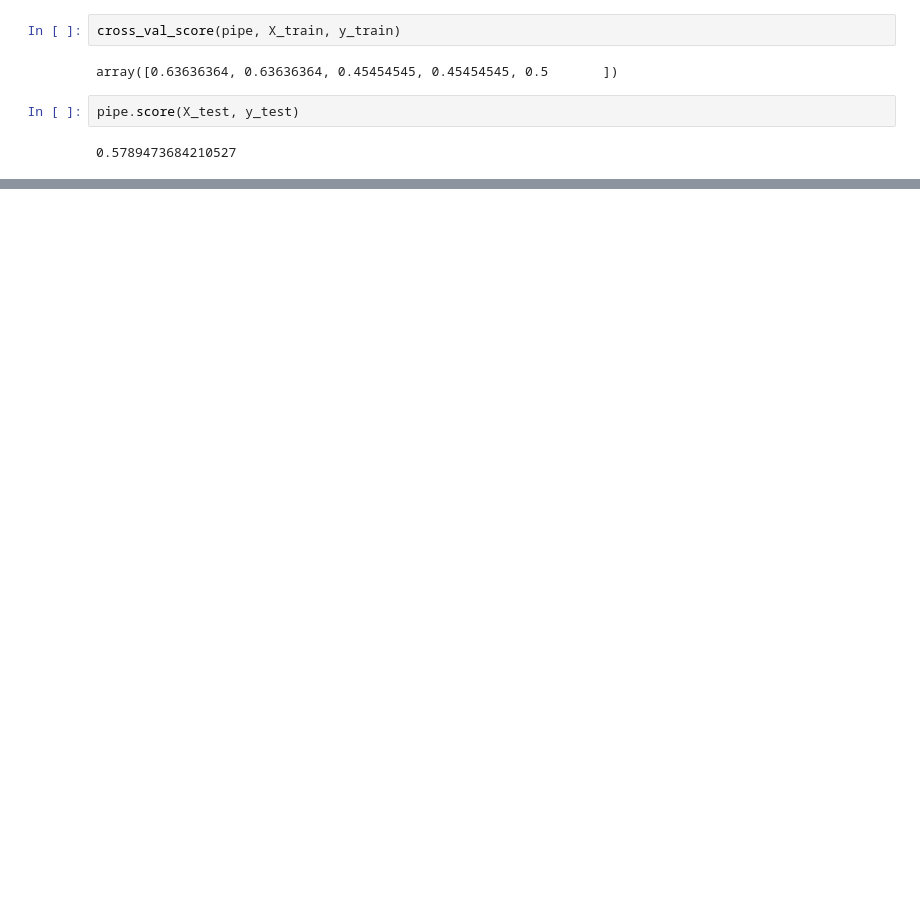
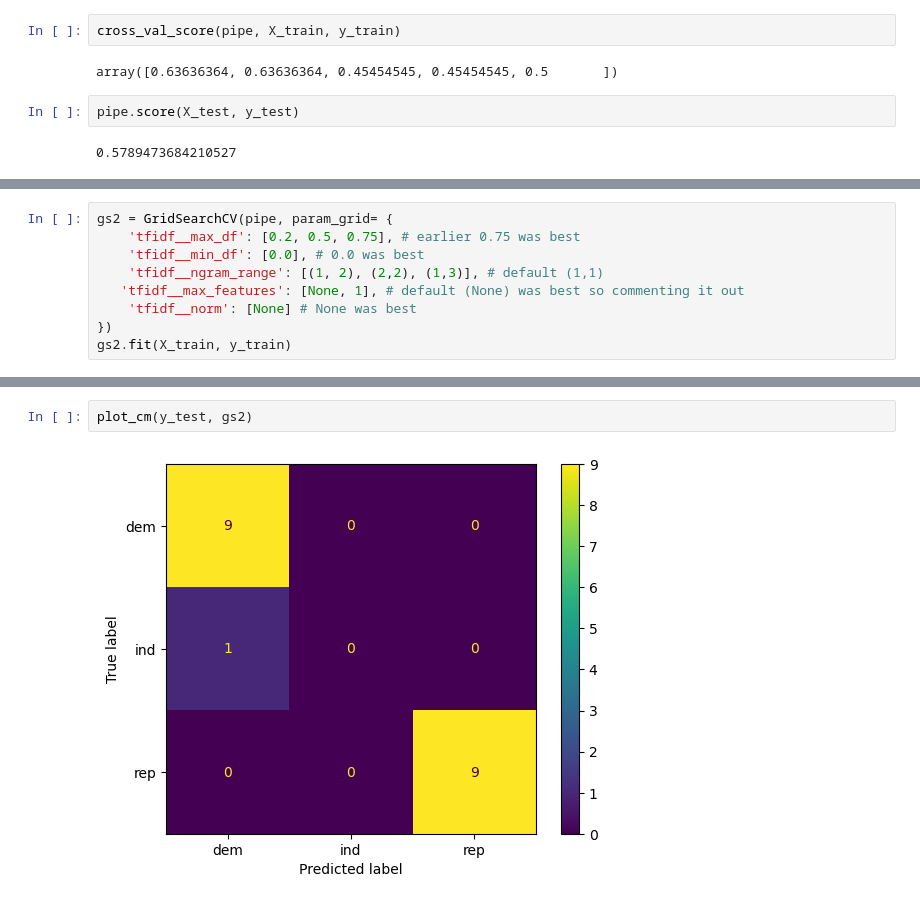
Before and after one commit to natehiatt/presidency_project, a Jupyter notebook: notebooks/shelley_scratch.ipynb, the cells around one changed output, grey strips where cells are left out. Drawn from its saved outputs; the diff is of its cells as text; blank space fills up the shorter version.

```diff
--- a/notebooks/shelley_scratch.ipynb
+++ b/notebooks/shelley_scratch.ipynb
@@ -656,0 +803,9 @@ gs = GridSearchCV(pipe, params_grid= {
+# %%
+gs2 = GridSearchCV(pipe, param_grid= {
+    'tfidf__max_df': [0.2, 0.5, 0.75], # earlier 0.75 was best
+    'tfidf__min_df': [0.0], # 0.0 was best
+    'tfidf__ngram_range': [(1, 2), (2,2), (1,3)], # default (1,1)
+   'tfidf__max_features': [None, 1], # default (None) was best so commenting it out
+    'tfidf__norm': [None] # None was best
+})
+gs2.fit(X_train, y_train)
@@ -656,0 +825,4 @@ gs = GridSearchCV(pipe, params_grid= {
+# %%
+plot_cm(y_test, gs2)
+# %% [output]
+[figure, added]
```
Also changed, not shown: parts of 46 cells of this notebook.
